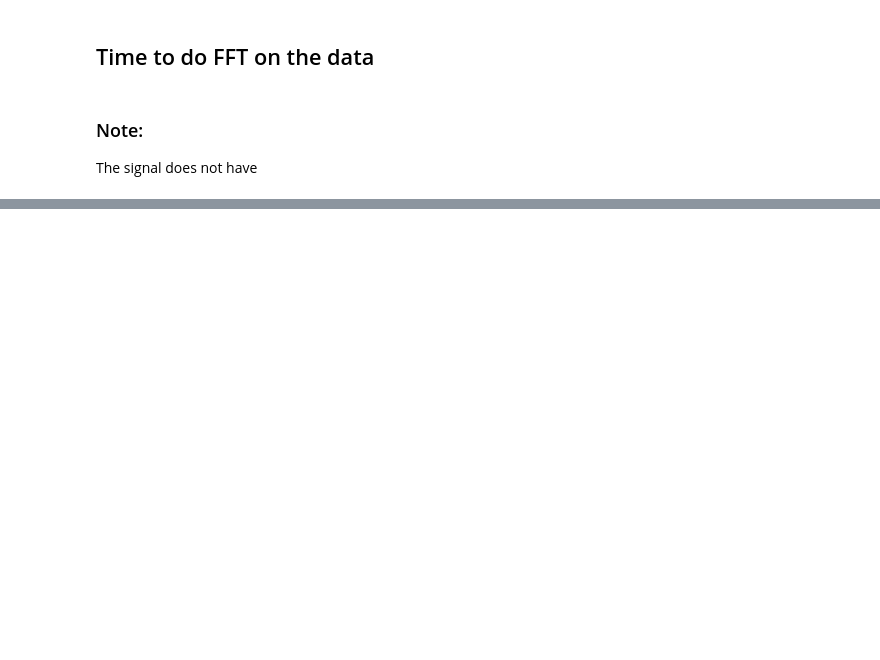
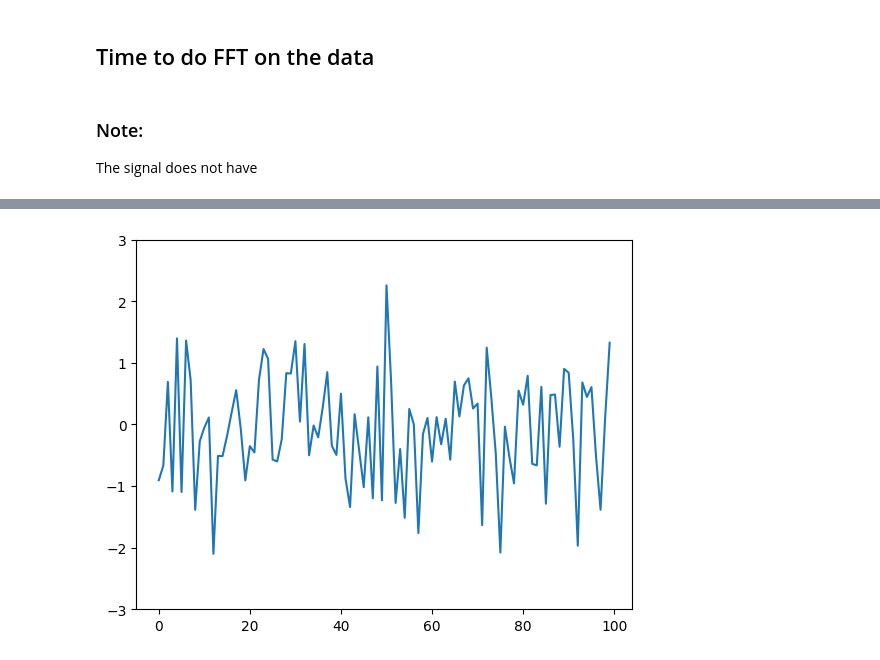
Before and after one commit to LeouYing/BCI-Project, a Jupyter notebook: lsl/receiver.ipynb, the cells around one changed output, grey strips where cells are left out. Drawn from its saved outputs; the diff is of its cells as text; code cells hidden in the pictures; blank space fills up the shorter version.

Commit message:
Real-time plotting of received data

```diff
--- a/lsl/receiver.ipynb
+++ b/lsl/receiver.ipynb
@@ -92,0 +90,23 @@ plt.plot(xf, yf_plot)
+# %%
+from IPython.display import display, clear_output
+import numpy as np
+import matplotlib.pyplot as plt
+
+%matplotlib inline
+
+m = 100
+n = 100
+matrix = np.random.normal(0, 1, size=(m, n))
+
+fig = plt.figure()
+ax = fig.add_subplot(111)
+
+for i in range(m):
+    ax.clear()
+    ax.plot(matrix[i, :])
+    ax.set_ylim(-3, 3)
+    display(fig)
+    clear_output(wait=True)
+    plt.pause(0.1)
+# %% [output]
+[figure, added]
```
Also changed, not shown: parts of 4 cells of this notebook, 1 other file.
